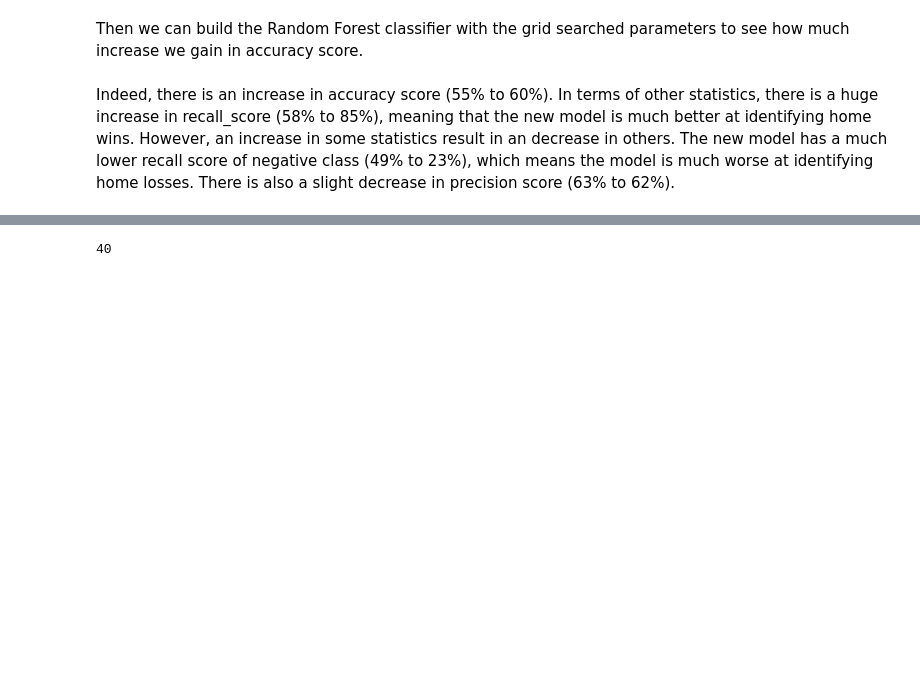
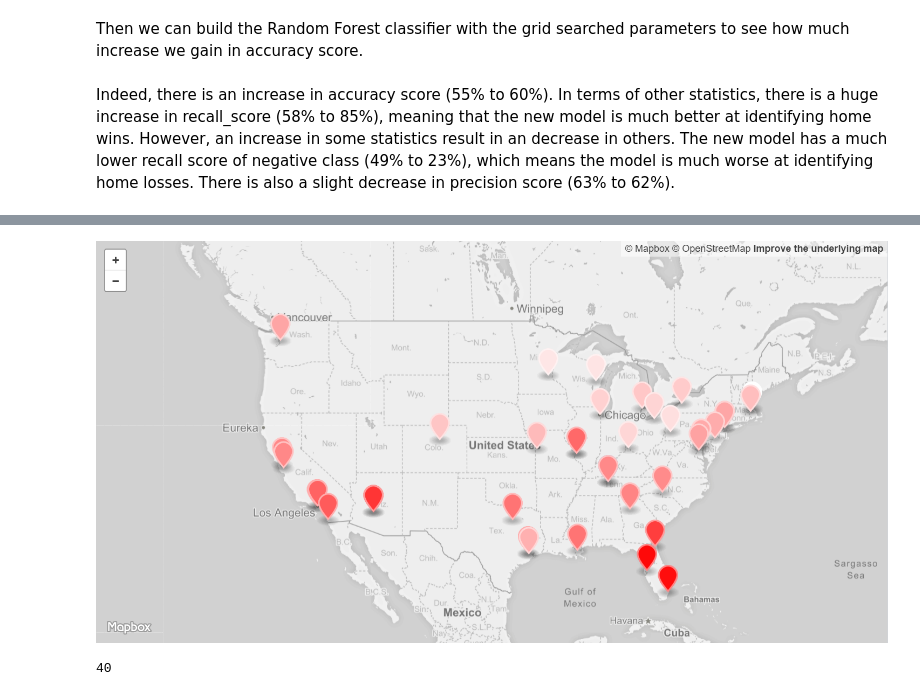
Before and after one commit to apwai/COGS108_Final_Project, a Jupyter notebook: Final-Project.ipynb, the cells around one changed output, grey strips where cells are left out. Drawn from its saved outputs; the diff is of its cells as text; code cells hidden in the pictures; blank space fills up the shorter version.

Commit message:
Screenshot of geojson map
Screenshot of geojson map, may be possible to have the interactive component in a cell

```diff
--- a/Final-Project.ipynb
+++ b/Final-Project.ipynb
@@ -364,3 +312,10 @@ avg_winning_temp
+# %%
+# After getting these RGB values, and putting data on a JSON file, we get the following map, with a scale
+# determining how hot the teams prefer to play in. The redder the pin, the hotter it is.
+from IPython.display import Image
+Image(filename='map_resources/map_screenshot.png')
+# %% [output]
+[figure, added]
 # %%
 # check the length of our dictionary
 len(avg_winning_temp)
```
Also changed, not shown: parts of 15 cells of this notebook.
